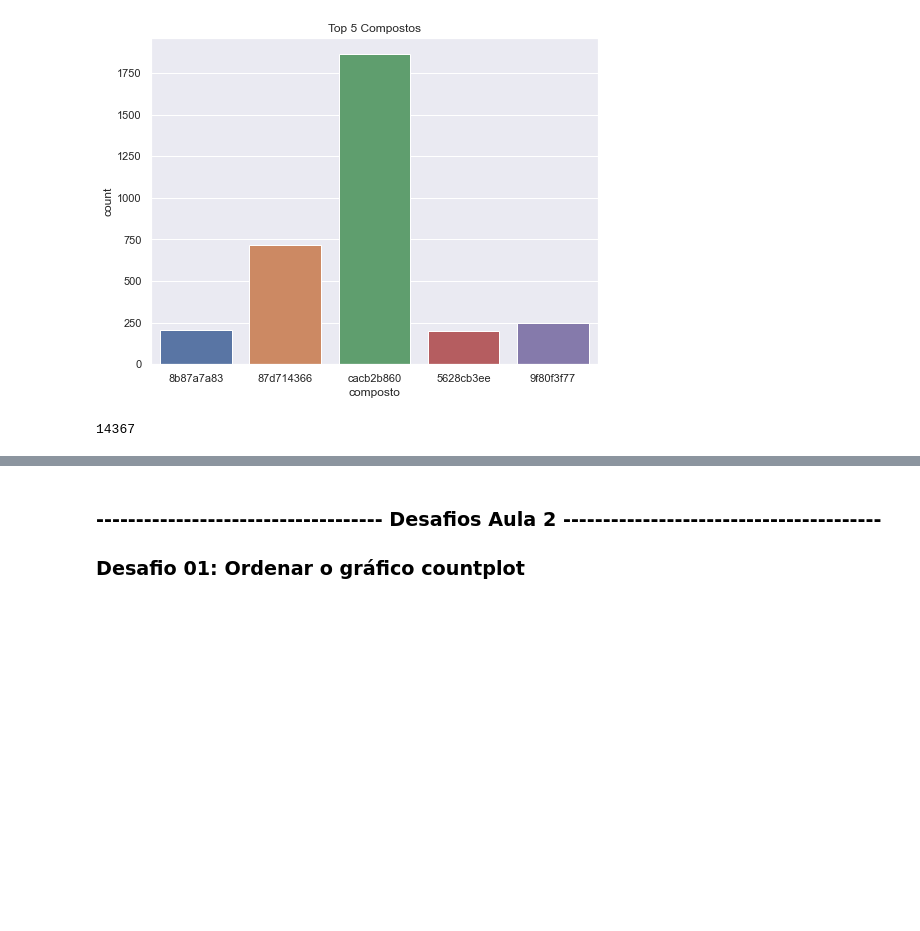
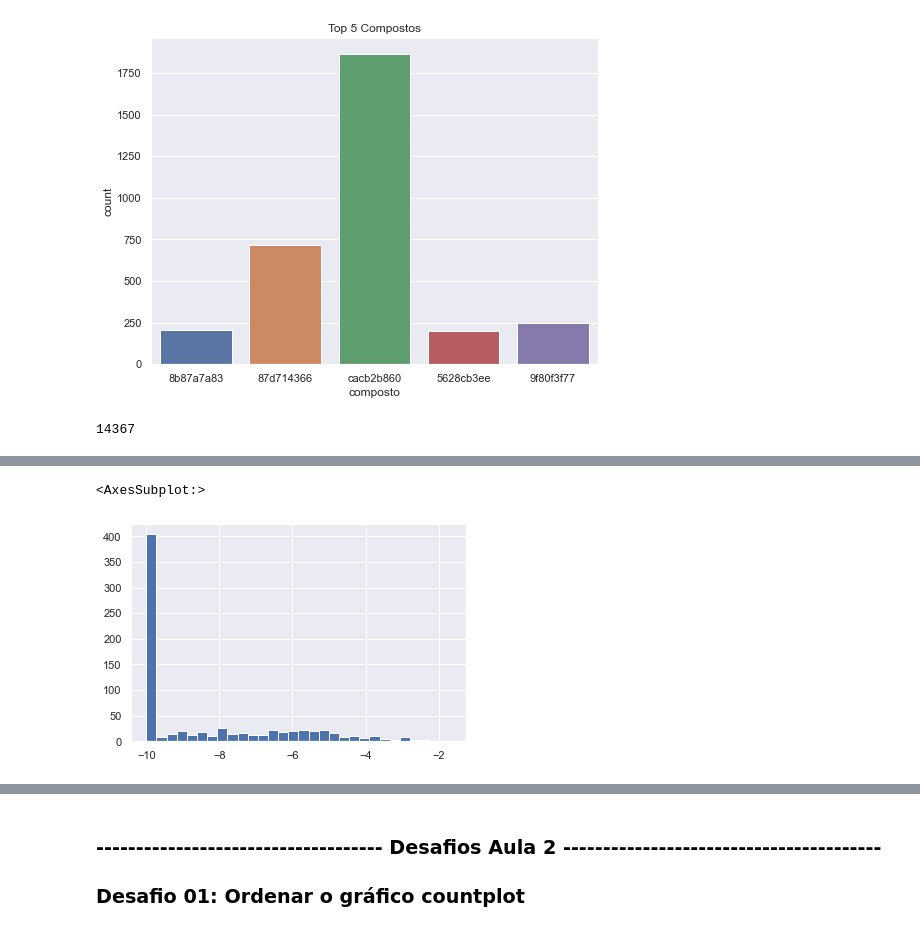
Before and after one commit to iplusl/Imersao_Dados, a Jupyter notebook: Imersao_Dados.ipynb, the cells around one changed output, grey strips where cells are left out. Cells and saved outputs as stored; diff of their text form; code cells hidden in the pictures; blank space fills up the shorter version.

```diff
--- a/Imersao_Dados.ipynb
+++ b/Imersao_Dados.ipynb
@@ -274,0 +344,5 @@ len(dados['g0'].unique())
+# %%
+dados.loc[:, 'g0':'g771'].describe().T['min'].hist(bins=30)
+# %% [output]
+<AxesSubplot:>
+[figure, added]
```
Also changed, not shown: parts of 19 cells of this notebook.
